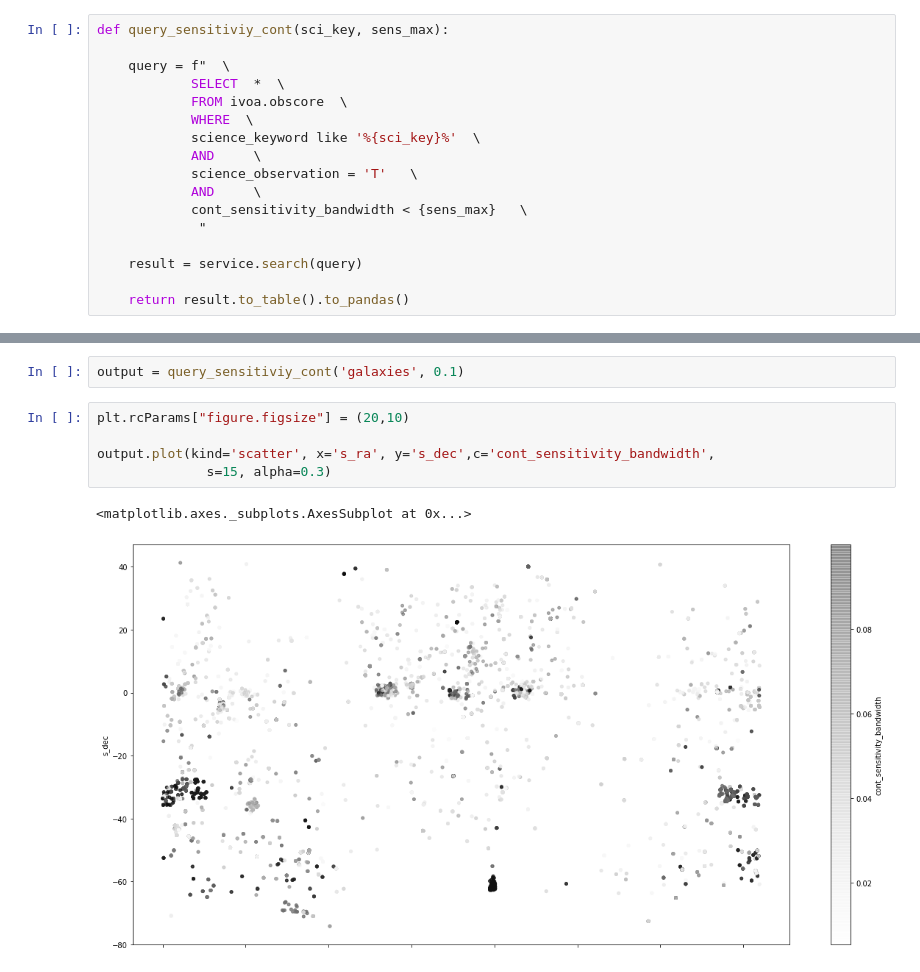
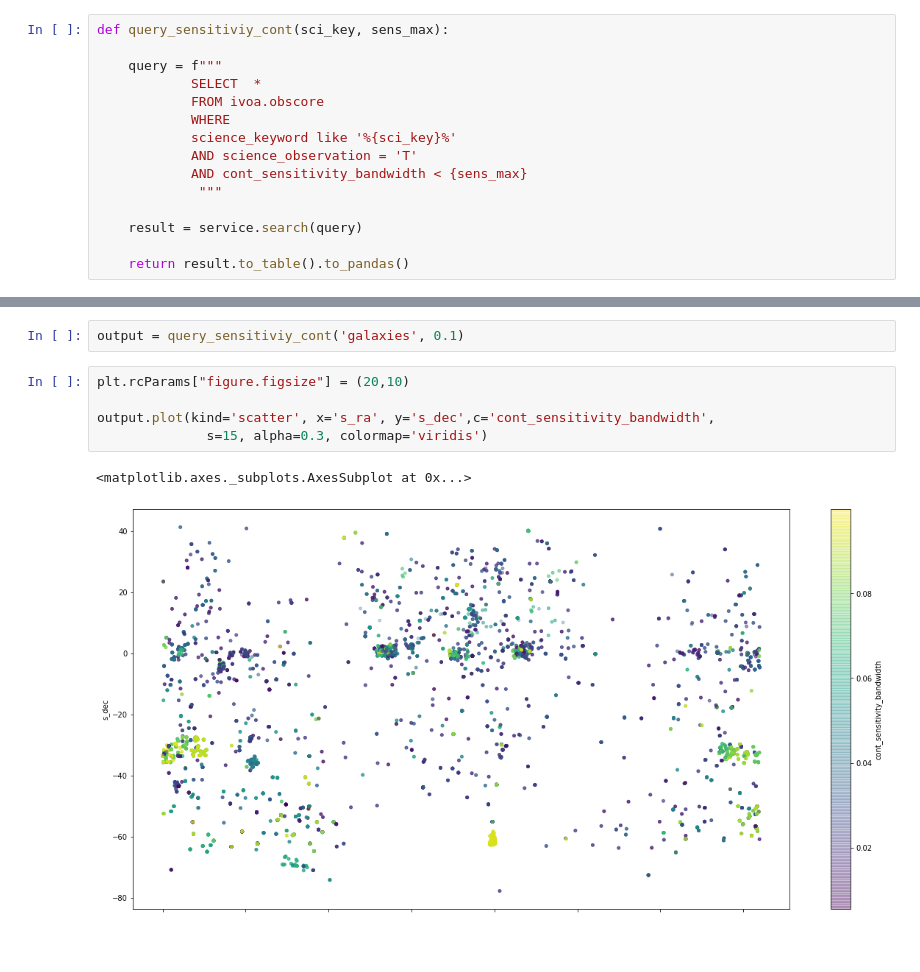
Before and after one commit to GabrielaCR/ALMATAP_final, a Jupyter notebook: NB7. Query by sensitivity.ipynb, the cells around one changed output, grey strips where cells are left out. Saved outputs shown, nothing was run; the diff lists cells and outputs as text; blank space fills up the shorter version.

```diff
--- a/NB7. Query by sensitivity.ipynb
+++ b/NB7. Query by sensitivity.ipynb
@@ -58,16 +55,14 @@ def query_sensitiviy_spectral(sci_key, sens_max):
 # %%
 def query_sensitiviy_cont(sci_key, sens_max):
 
-    query = f"  \
-            SELECT  *  \
-            FROM ivoa.obscore  \
-            WHERE  \
-            science_keyword like '%{sci_key}%'  \
-            AND     \
-            science_observation = 'T'   \
-            AND     \
-            cont_sensitivity_bandwidth < {sens_max}   \
-             "
+    query = f"""
+            SELECT  *
+            FROM ivoa.obscore
+            WHERE
+            science_keyword like '%{sci_key}%'
+            AND science_observation = 'T'
+            AND cont_sensitivity_bandwidth < {sens_max}
+             """
 
     result = service.search(query)
 
@@ -85,8 +80,8 @@ output = query_sensitiviy_cont('galaxies', 0.1)
 # %%
 plt.rcParams["figure.figsize"] = (20,10)
 
 output.plot(kind='scatter', x='s_ra', y='s_dec',c='cont_sensitivity_bandwidth',
-              s=15, alpha=0.3)
+              s=15, alpha=0.3, colormap='viridis')
 # %% [output]
 <matplotlib.axes._subplots.AxesSubplot at 0x...>
-[figure, old version]
+[figure, new version]
```
Also changed, not shown: parts of 1 cell of this notebook, 9 other files.
